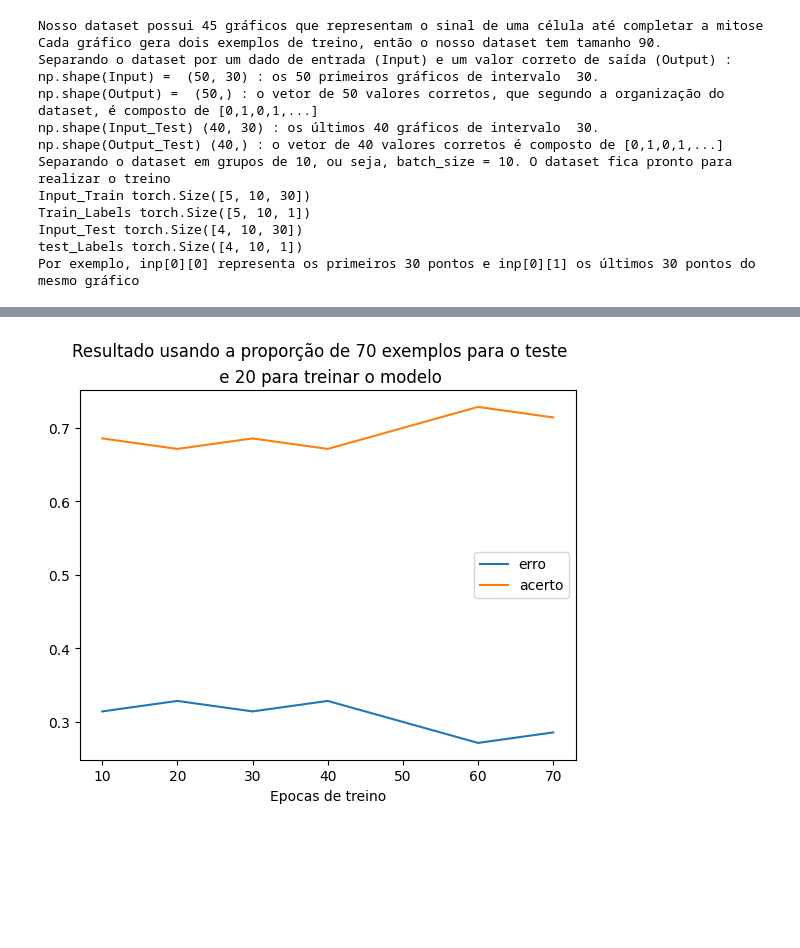
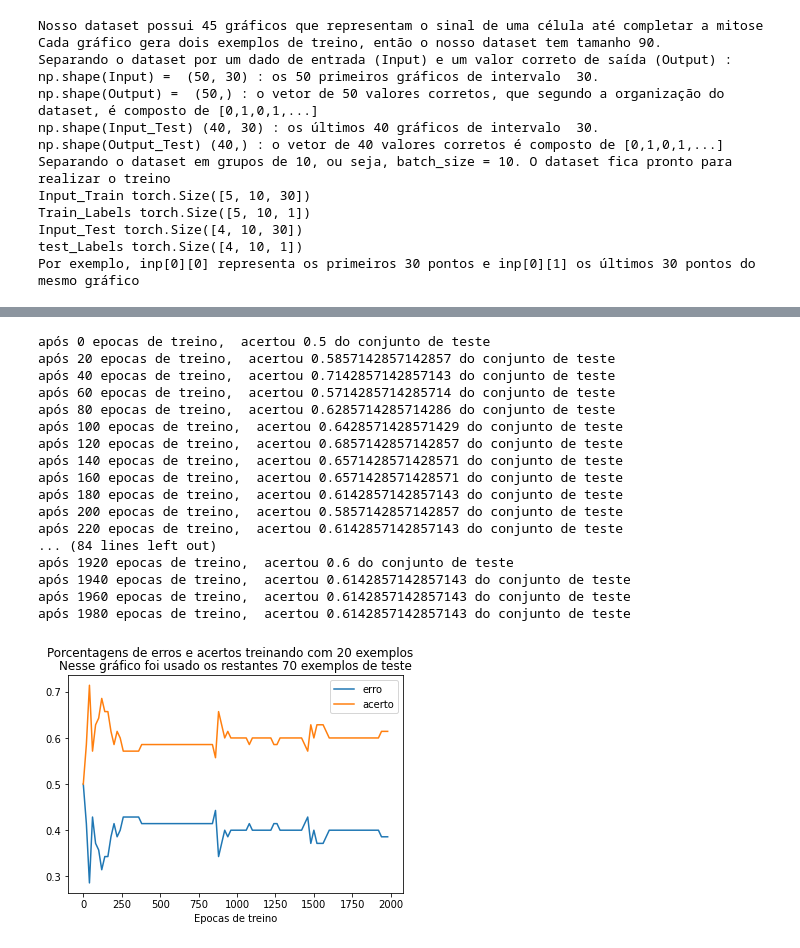
Before and after one commit to SchultzVV/Biology, a Jupyter notebook: second idea/Run.ipynb, the cells around one changed output, grey strips where cells are left out. Cells and saved outputs as stored; diff of their text form; code cells hidden in the pictures; blank space fills up the shorter version.

Commit message:
Notebook Run.ipynb é onde está explicito os resultados das métricas calculadas com as funções presentes no arquivo utils.py

```diff
--- a/second idea/Run.ipynb
+++ b/second idea/Run.ipynb
@@ -27,29 +37,19 @@ Input_Test torch.Size([4, 10, 30])
 test_Labels torch.Size([4, 10, 1])
 Por exemplo, inp[0][0] representa os primeiros 30 pontos e inp[0][1] os últimos 30 pontos do mesmo gráfico
 # %%
-def eval_model(proportion, epochs_i, epochs_f):
+def eval_model(proportion,epochs):
     y1 = []
     y2 = []
-    epochs = []
-    for epoch in range(epochs_i, epochs_f, 10):
-        _, _, inp, out = gen_dataset(proportion, False)
-        model = Linear()
-        #predict(model, inp, out, 0, 1)
-        PATH_load = 'state_0_model.pt'
-        model.load_state_dict(torch.load(PATH_load))
-        erro, acerto = Eval_metric(model, 'test')
-        #print('antes de treinar o modelo acertou {} do conjunto de teste'.format(acerto))
-        #print('antes de treinar o modelo errou {} do conjunto de teste'.format(erro))
-        treine(model, epoch)
-        #predict(model, inp, out, 0, 1)
-        epochs.append(epoch)
-        erro, acerto = Eval_metric(model, 'test')
-        print('após {} epocas de treino, '.format(epoch),
-              'acertou {} do conjunto de teste'.format(acerto))
-        #print('após {} epocas de treino, '.format(epoch),
-        #      'errou {} do conjunto de teste'.format(erro))
-        #size = np.shape(Input_test)[0]*np.shape(Input_test)[1]
-        # print(size)
-        y1.append(erro)  # /size)
-        y2.append(acerto)  # /size)
-    return y1, y2, epochs, proportion
+    _, _, inp, out = gen_dataset(proportion, False)
+    model = Linear()
+    #erro, acerto = Eval_metric(model, 'test')
+    #print('antes de treinar o modelo acertou {} do conjunto de teste'.format(acerto))
+    #print('antes de treinar o modelo errou {} do conjunto de teste'.format(erro))
+    erro,acerto,Epochs = treine(model, epochs)
+    plt.plot(Epochs, erro, label='erro')
+    plt.plot(Epochs, acerto, label='acerto')
+    plt.legend()
+    plt.xlabel('Epocas de treino')
+    plt.suptitle('Porcentagens de erros e acertos treinando com {} exemplos'.format((proportion)*10))
+    plt.title('Nesse gráfico foi usado os restantes {} exemplos de teste'.format((9-proportion)*10))
+    plt.show()
@@ -66,12 +56,21 @@ após 70 epocas de treino,  acertou 0.7142857142857143 do conjunto de teste
-# %%
-plt.plot(epochs, y1, label='erro')
-plt.legend()
-plt.plot(epochs, y2, label='acerto')
-plt.legend()
-plt.xlabel('Epocas de treino')
-plt.suptitle('Resultado usando a proporção de {} exemplos para o teste'.format((9-proportion)*10))
-plt.title(' e {} para treinar o modelo'.format((proportion)*10))
-
-plt.show()
-# %% [output]
-[figure, removed]
+# %%
+eval_model(2,2000)
+# %% [output]
+após 0 epocas de treino,  acertou 0.5 do conjunto de teste
+após 20 epocas de treino,  acertou 0.5857142857142857 do conjunto de teste
+após 40 epocas de treino,  acertou 0.7142857142857143 do conjunto de teste
+após 60 epocas de treino,  acertou 0.5714285714285714 do conjunto de teste
+após 80 epocas de treino,  acertou 0.6285714285714286 do conjunto de teste
+após 100 epocas de treino,  acertou 0.6428571428571429 do conjunto de teste
+após 120 epocas de treino,  acertou 0.6857142857142857 do conjunto de teste
+após 140 epocas de treino,  acertou 0.6571428571428571 do conjunto de teste
+após 160 epocas de treino,  acertou 0.6571428571428571 do conjunto de teste
+após 180 epocas de treino,  acertou 0.6142857142857143 do conjunto de teste
+após 200 epocas de treino,  acertou 0.5857142857142857 do conjunto de teste
+após 220 epocas de treino,  acertou 0.6142857142857143 do conjunto de teste
+... (84 lines left out)
+após 1920 epocas de treino,  acertou 0.6 do conjunto de teste
+após 1940 epocas de treino,  acertou 0.6142857142857143 do conjunto de teste
+após 1960 epocas de treino,  acertou 0.6142857142857143 do conjunto de teste
+após 1980 epocas de treino,  acertou 0.6142857142857143 do conjunto de teste
+[figure, added]
```
Also changed, not shown: parts of 4 cells of this notebook, 7 other files.
